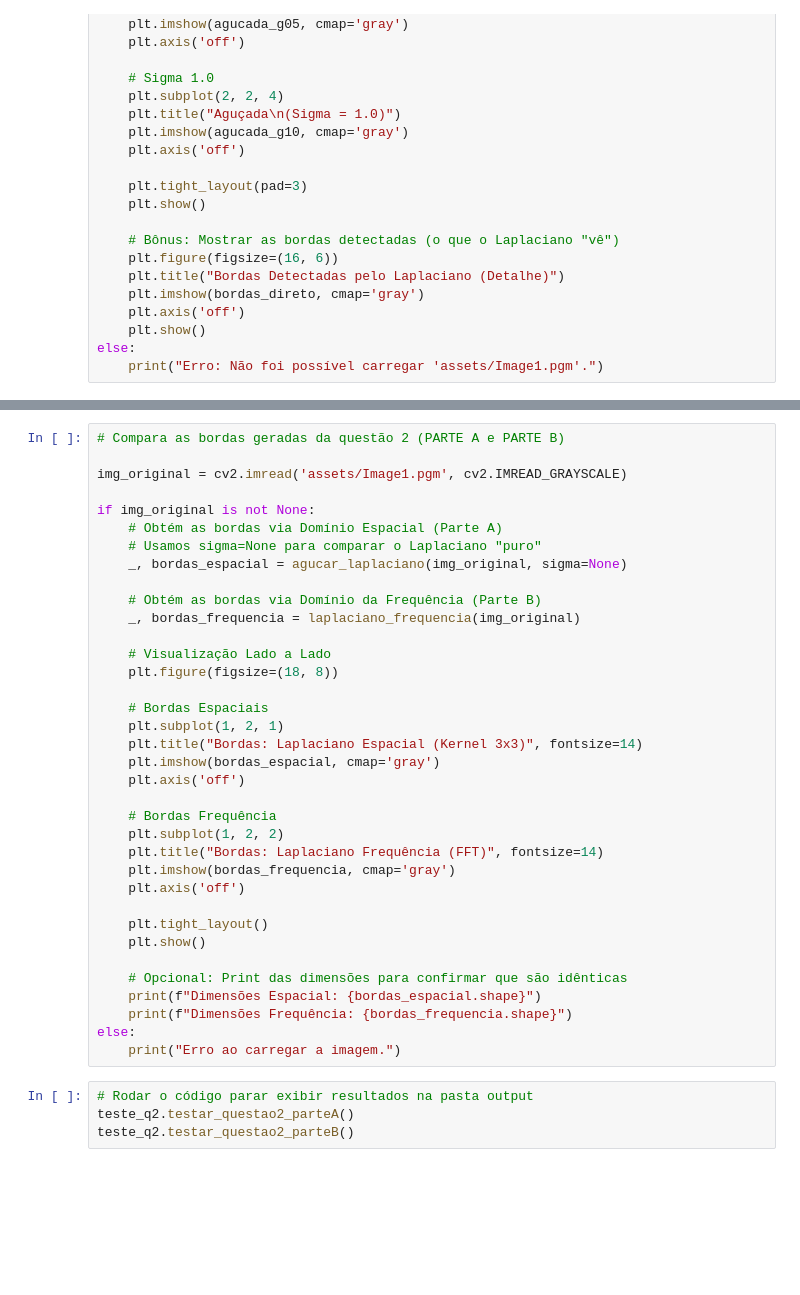
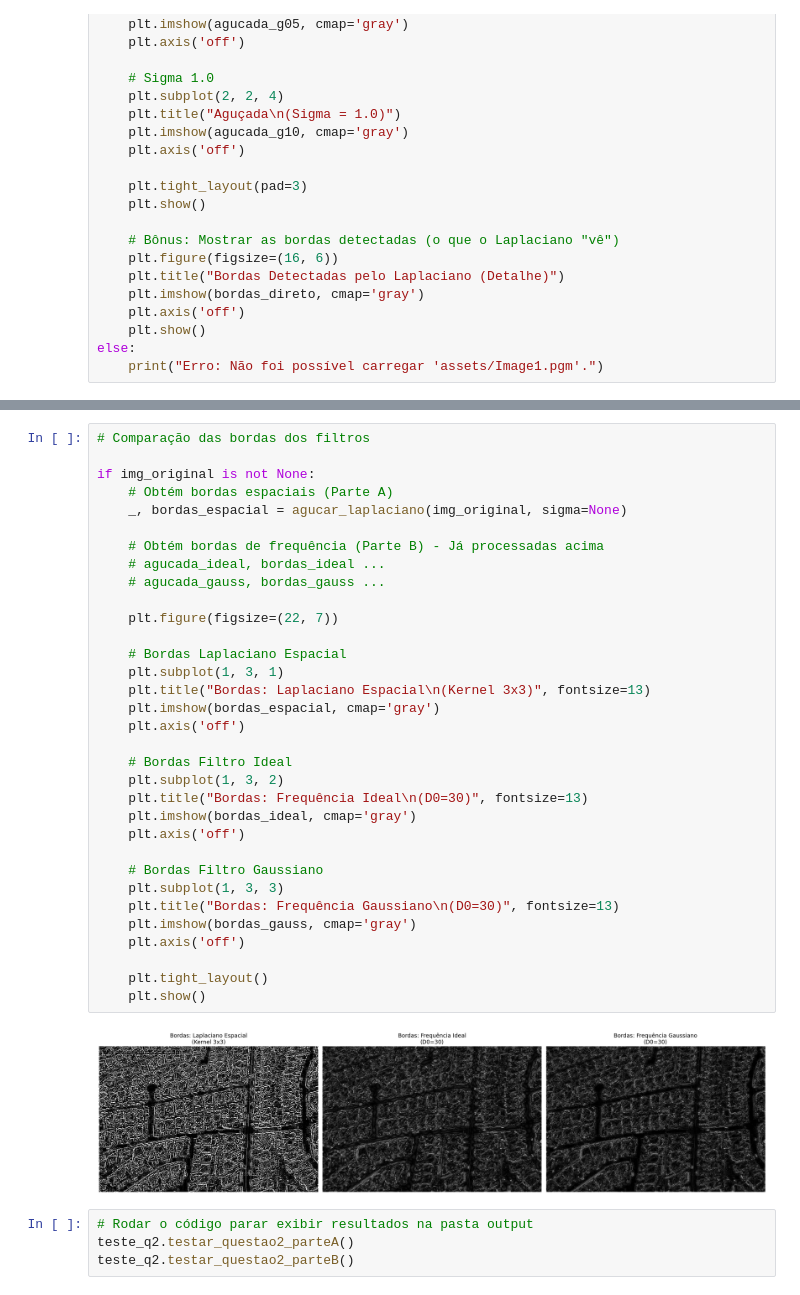
Before and after one commit to The-Jonas/image-processing-fundamentals, a Jupyter notebook: notebook.ipynb, the cells around one changed output, grey strips where cells are left out. Saved outputs shown, nothing was run; the diff lists cells and outputs as text; blank space fills up the shorter version.

```diff
--- a/notebook.ipynb
+++ b/notebook.ipynb
@@ -197,39 +209,38 @@ else:
 # %%
-# Compara as bordas geradas da questão 2 (PARTE A e PARTE B)
-
-img_original = cv2.imread('assets/Image1.pgm', cv2.IMREAD_GRAYSCALE)
+# Comparação das bordas dos filtros
 
 if img_original is not None:
-    # Obtém as bordas via Domínio Espacial (Parte A)
-    # Usamos sigma=None para comparar o Laplaciano "puro"
+    # Obtém bordas espaciais (Parte A)
     _, bordas_espacial = agucar_laplaciano(img_original, sigma=None)
 
-    # Obtém as bordas via Domínio da Frequência (Parte B)
-    _, bordas_frequencia = laplaciano_frequencia(img_original)
+    # Obtém bordas de frequência (Parte B) - Já processadas acima
+    # agucada_ideal, bordas_ideal ...
+    # agucada_gauss, bordas_gauss ...
 
-    # Visualização Lado a Lado
-    plt.figure(figsize=(18, 8))
+    plt.figure(figsize=(22, 7))
 
-    # Bordas Espaciais
-    plt.subplot(1, 2, 1)
-    plt.title("Bordas: Laplaciano Espacial (Kernel 3x3)", fontsize=14)
+    # Bordas Laplaciano Espacial
+    plt.subplot(1, 3, 1)
+    plt.title("Bordas: Laplaciano Espacial\n(Kernel 3x3)", fontsize=13)
     plt.imshow(bordas_espacial, cmap='gray')
     plt.axis('off')
 
-    # Bordas Frequência
-    plt.subplot(1, 2, 2)
-    plt.title("Bordas: Laplaciano Frequência (FFT)", fontsize=14)
-    plt.imshow(bordas_frequencia, cmap='gray')
+    # Bordas Filtro Ideal
+    plt.subplot(1, 3, 2)
+    plt.title("Bordas: Frequência Ideal\n(D0=30)", fontsize=13)
+    plt.imshow(bordas_ideal, cmap='gray')
+    plt.axis('off')
+
+    # Bordas Filtro Gaussiano
+    plt.subplot(1, 3, 3)
+    plt.title("Bordas: Frequência Gaussiano\n(D0=30)", fontsize=13)
+    plt.imshow(bordas_gauss, cmap='gray')
     plt.axis('off')
 
     plt.tight_layout()
     plt.show()
-
-    # Opcional: Print das dimensões para confirmar que são idênticas
-    print(f"Dimensões Espacial: {bordas_espacial.shape}")
-    print(f"Dimensões Frequência: {bordas_frequencia.shape}")
-else:
-    print("Erro ao carregar a imagem.")
+# %% [output]
+[figure, added]
 # %%
 # Rodar o código parar exibir resultados na pasta output
 teste_q2.testar_questao2_parteA()
```
Also changed, not shown: parts of 3 cells of this notebook, 16 other files.
